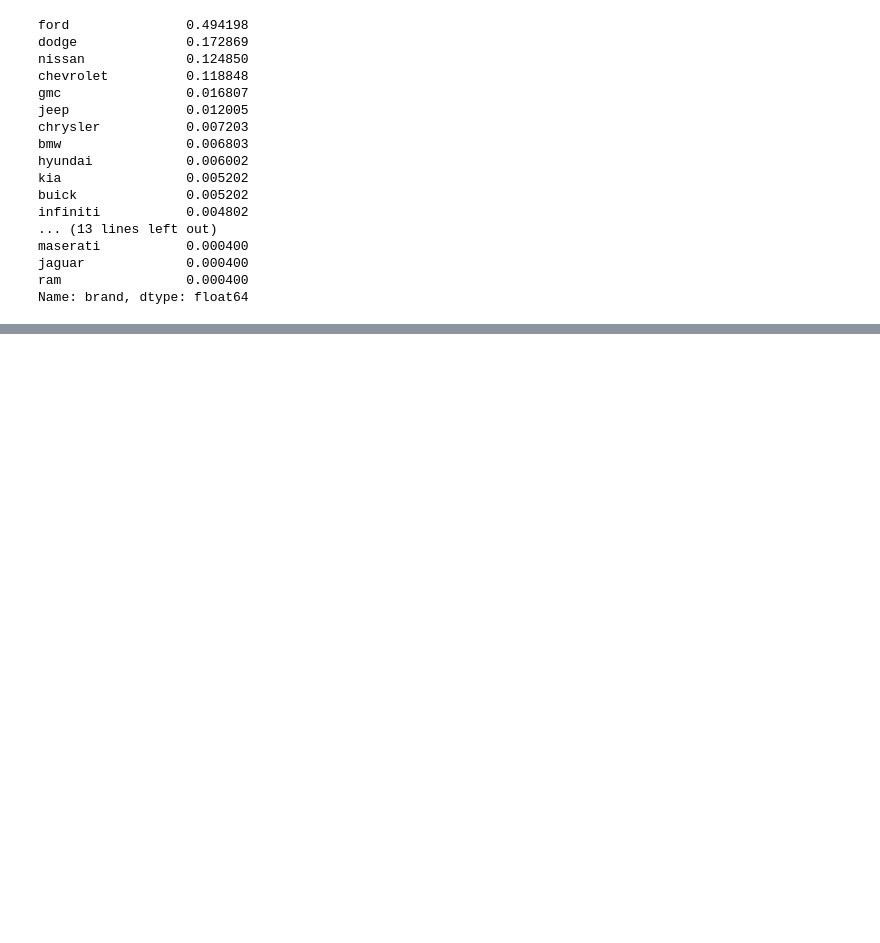
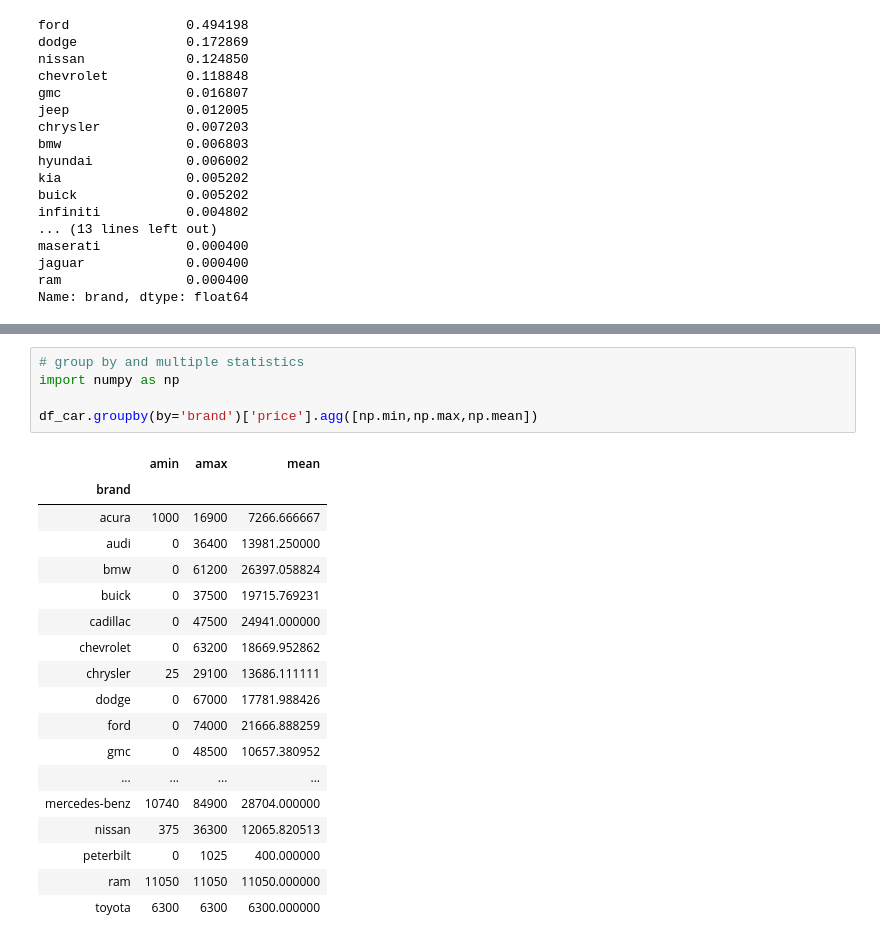
Before and after one commit to weitianyi1996/python-DataScientist-notes, a Jupyter notebook: Pandas-Manipulation.ipynb, the cells around one changed output, grey strips where cells are left out. Cells and saved outputs as stored; diff of their text form; blank space fills up the shorter version.

```diff
--- a/Pandas-Manipulation.ipynb
+++ b/Pandas-Manipulation.ipynb
@@ -203,0 +225,24 @@ Name: brand, dtype: float64
+# %%
+# group by and multiple statistics
+import numpy as np
+
+df_car.groupby(by='brand')['price'].agg([np.min,np.max,np.mean])
+# %% [output]
+|  | amin | amax | mean |
+| brand |  |  |  |
+| acura | 1000 | 16900 | 7266.666667 |
+| audi | 0 | 36400 | 13981.250000 |
+| bmw | 0 | 61200 | 26397.058824 |
+| buick | 0 | 37500 | 19715.769231 |
+| cadillac | 0 | 47500 | 24941.000000 |
+| chevrolet | 0 | 63200 | 18669.952862 |
+| chrysler | 25 | 29100 | 13686.111111 |
+| dodge | 0 | 67000 | 17781.988426 |
+| ford | 0 | 74000 | 21666.888259 |
+| gmc | 0 | 48500 | 10657.380952 |
+| ... | ... | ... | ... |
+| mercedes-benz | 10740 | 84900 | 28704.000000 |
+| nissan | 375 | 36300 | 12065.820513 |
+| peterbilt | 0 | 1025 | 400.000000 |
+| ram | 11050 | 11050 | 11050.000000 |
+| toyota | 6300 | 6300 | 6300.000000 |
```
Also changed, not shown: parts of 3 cells of this notebook.
